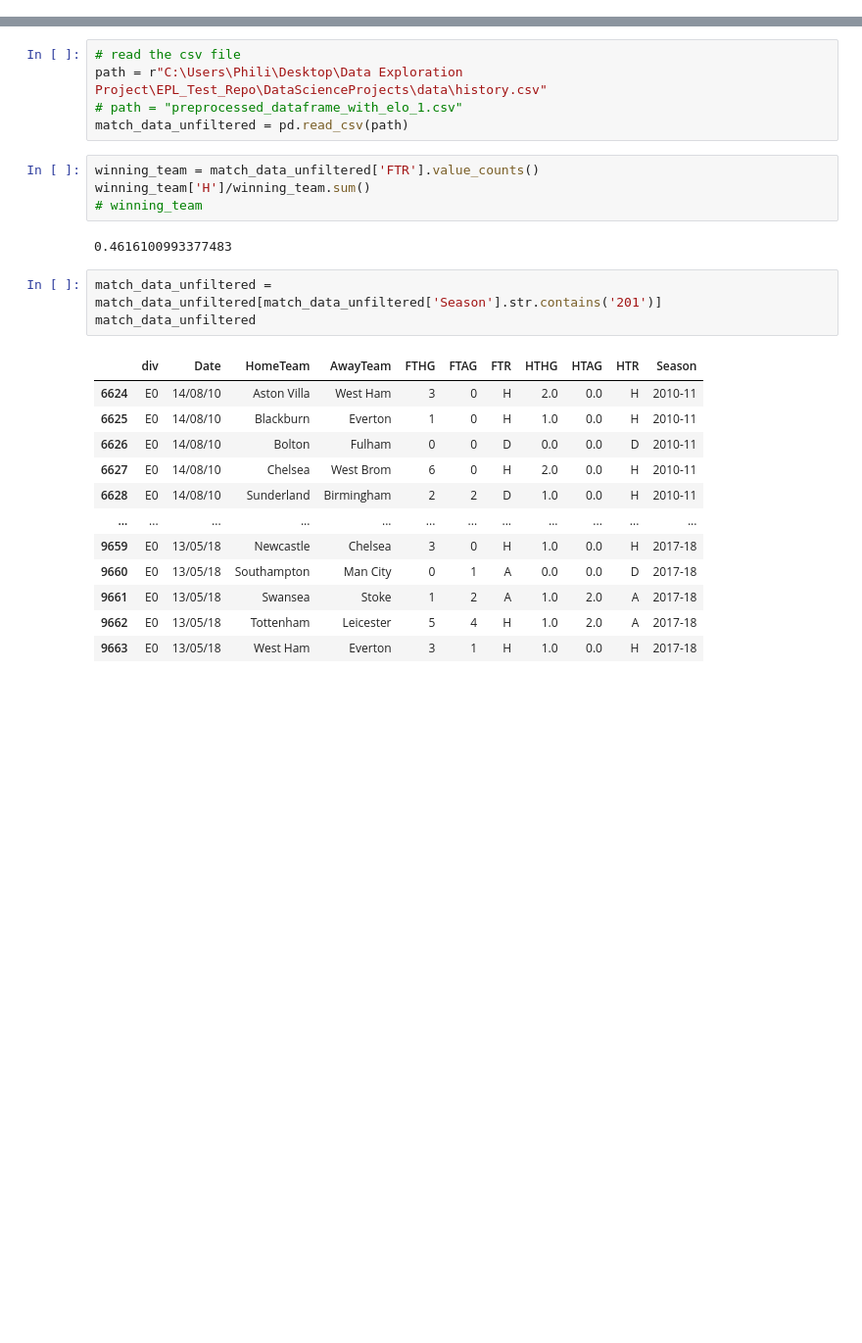
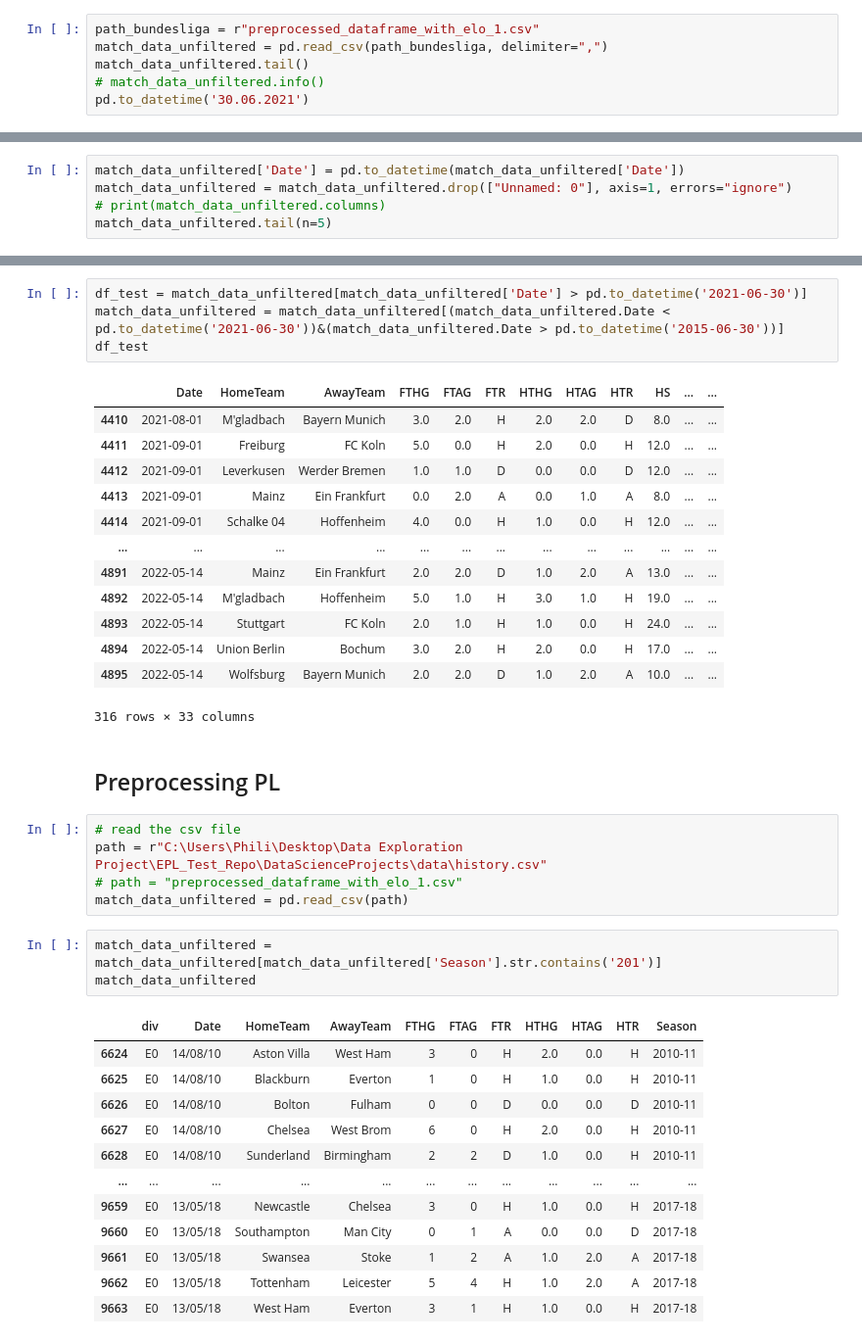
Before and after one commit to Max280201/Data-Exploration-Project, a Jupyter notebook: data_preprocessing_and_modelltraining_v1p.ipynb, the cells around one changed output, grey strips where cells are left out. Shown at 98% size. Saved outputs shown, nothing was run; the diff lists cells and outputs as text; blank space fills up the shorter version.

```diff
--- a/data_preprocessing_and_modelltraining_v1p.ipynb
+++ b/data_preprocessing_and_modelltraining_v1p.ipynb
@@ -9,0 +13,6 @@ from scipy.stats import poisson
+# %%
+path_bundesliga = r"preprocessed_dataframe_with_elo_1.csv"
+match_data_unfiltered = pd.read_csv(path_bundesliga, delimiter=",")
+match_data_unfiltered.tail()
+# match_data_unfiltered.info()
+pd.to_datetime('30.06.2021')
@@ -9,0 +21,5 @@ from scipy.stats import poisson
+# %%
+match_data_unfiltered['Date'] = pd.to_datetime(match_data_unfiltered['Date'])
+match_data_unfiltered = match_data_unfiltered.drop(["Unnamed: 0"], axis=1, errors="ignore")
+# print(match_data_unfiltered.columns)
+match_data_unfiltered.tail(n=5)
@@ -10,14 +54,28 @@ from scipy.stats import poisson
+# %%
+df_test = match_data_unfiltered[match_data_unfiltered['Date'] > pd.to_datetime('2021-06-30')]
+match_data_unfiltered = match_data_unfiltered[(match_data_unfiltered.Date < pd.to_datetime('2021-06-30'))&(match_data_unfiltered.Date > pd.to_datetime('2015-06-30'))]
+df_test
+# %% [output]
+|  | Date | HomeTeam | AwayTeam | FTHG | FTAG | FTR | HTHG | HTAG | HTR | HS | ... | ... |
+| 4410 | 2021-08-01 | M'gladbach | Bayern Munich | 3.0 | 2.0 | H | 2.0 | 2.0 | D | 8.0 | ... | ... |
+| 4411 | 2021-09-01 | Freiburg | FC Koln | 5.0 | 0.0 | H | 2.0 | 0.0 | H | 12.0 | ... | ... |
+| 4412 | 2021-09-01 | Leverkusen | Werder Bremen | 1.0 | 1.0 | D | 0.0 | 0.0 | D | 12.0 | ... | ... |
+| 4413 | 2021-09-01 | Mainz | Ein Frankfurt | 0.0 | 2.0 | A | 0.0 | 1.0 | A | 8.0 | ... | ... |
+| 4414 | 2021-09-01 | Schalke 04 | Hoffenheim | 4.0 | 0.0 | H | 1.0 | 0.0 | H | 12.0 | ... | ... |
+| ... | ... | ... | ... | ... | ... | ... | ... | ... | ... | ... | ... | ... |
+| 4891 | 2022-05-14 | Mainz | Ein Frankfurt | 2.0 | 2.0 | D | 1.0 | 2.0 | A | 13.0 | ... | ... |
+| 4892 | 2022-05-14 | M'gladbach | Hoffenheim | 5.0 | 1.0 | H | 3.0 | 1.0 | H | 19.0 | ... | ... |
+| 4893 | 2022-05-14 | Stuttgart | FC Koln | 2.0 | 1.0 | H | 1.0 | 0.0 | H | 24.0 | ... | ... |
+| 4894 | 2022-05-14 | Union Berlin | Bochum | 3.0 | 2.0 | H | 2.0 | 0.0 | H | 17.0 | ... | ... |
+| 4895 | 2022-05-14 | Wolfsburg | Bayern Munich | 2.0 | 2.0 | D | 1.0 | 2.0 | A | 10.0 | ... | ... |
+316 rows × 33 columns
+# %% [markdown]
+## Preprocessing PL
 # %%
 # read the csv file
 path = r"C:\Users\Phili\Desktop\Data Exploration Project\EPL_Test_Repo\DataScienceProjects\data\history.csv"
 # path = "preprocessed_dataframe_with_elo_1.csv"
 match_data_unfiltered = pd.read_csv(path)
-# %%
-winning_team = match_data_unfiltered['FTR'].value_counts()
-winning_team['H']/winning_team.sum()
-# winning_team
-# %% [output]
-0.4616100993377483
 # %%
 match_data_unfiltered = match_data_unfiltered[match_data_unfiltered['Season'].str.contains('201')]
 match_data_unfiltered
```
Also changed, not shown: parts of 33 cells of this notebook, 2 other files.
